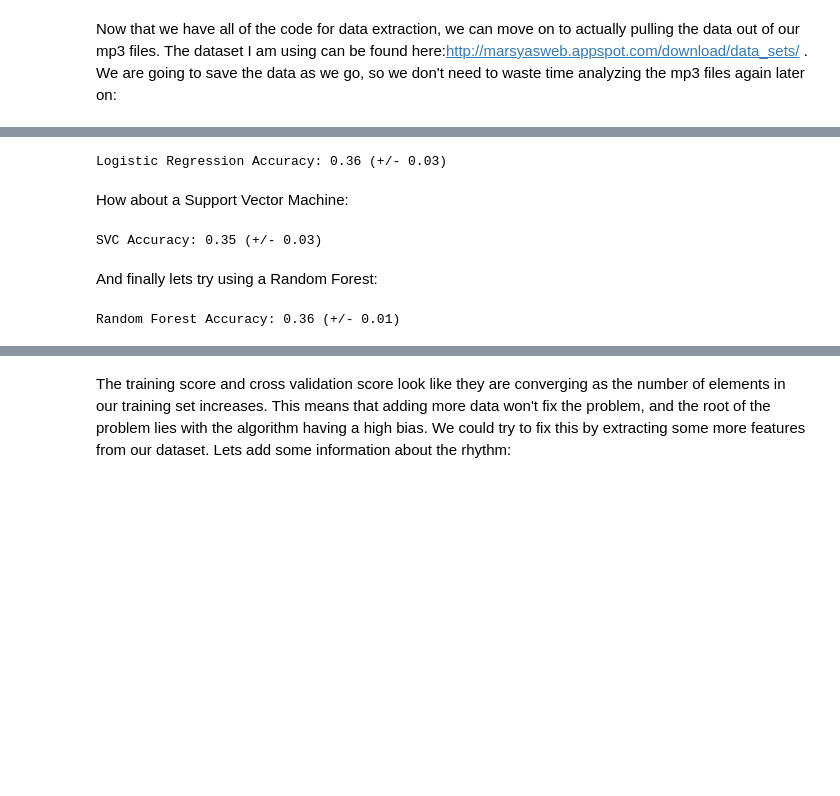
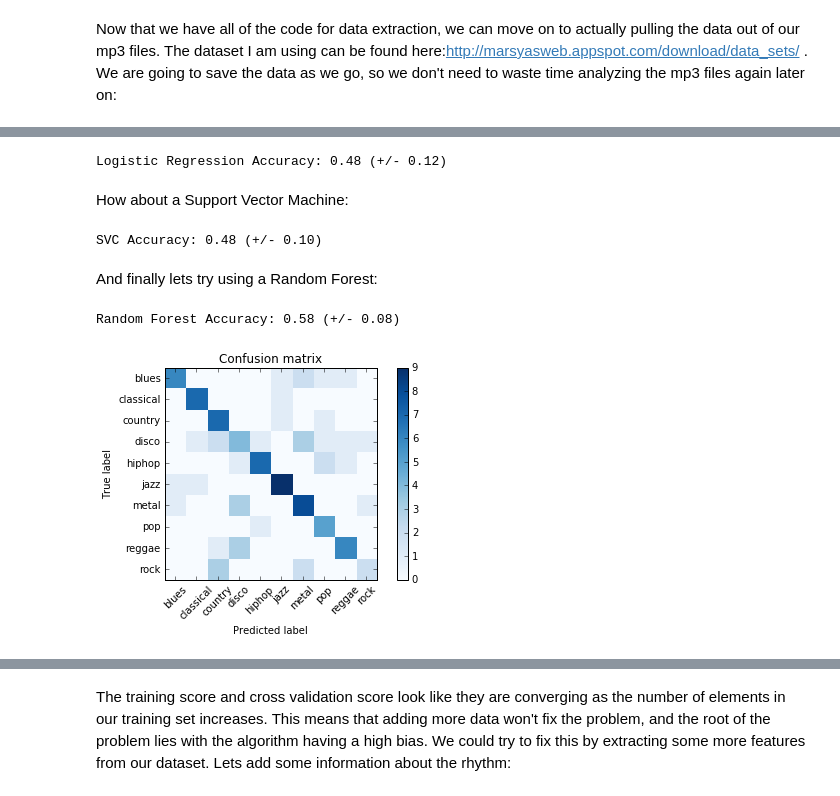
Before and after one commit to gurtajkhatra/Music-Genre-Prediction, a Jupyter notebook: Music Genre Predict.ipynb, the cells around one changed output, grey strips where cells are left out. Saved outputs shown, nothing was run; the diff lists cells and outputs as text; code cells hidden in the pictures; blank space fills up the shorter version.

```diff
--- a/Music Genre Predict.ipynb
+++ b/Music Genre Predict.ipynb
@@ -142,14 +144,15 @@ def getTimbreData(fileData):
 # %% [markdown]
 Now that we have all of the code for data extraction, we can move on to actually pulling the data out of our mp3 files. The dataset I am using can be found here:http://marsyasweb.appspot.com/download/data_sets/ . We are going to save the data as we go, so we don't need to waste time analyzing the mp3 files again later on:
 # %%
-mp3DataFilePath = "/Downloads/mp3SampleAudio"
+mp3DataFilePath = "/Users/Gurtaj/Downloads/mp3SampleAudio"
 #mp3DataFilePath = "/mp3SampleAudio"
-
+dataSavePath = "/Users/Gurtaj/Dropbox/mp3numpyData"
 genres = os.listdir(mp3DataFilePath)
 print "Examining MP3 files and extracting data"
 for genre in genres:
     print "Looking at the data for the genre: " + genre
     for fname in glob.glob(mp3DataFilePath + "/" + genre + "/*.mp3"):
+        print fname
         ad = getTimbreData(pymir.AudioFile.open(fname,sampleRate=22050))
-        np.save(mp3DataFilePath + "/" + genre + "/" + os.path.basename(fname)[0:-4] + ".npy", ad)
+        np.save(dataSavePath + "/" + genre + "/" + os.path.basename(fname)[0:-4] + ".npy", ad)
 # %% [markdown]
@@ -185,11 +225,8 @@ Lets try out a simple Logistic Regression, and see how accurate it is:
 # %%
-import sklearn.linear_model as lm
-
-logReg = lm.LogisticRegression();
-scores = cv.cross_val_score(logReg, X, Y,scoring='accuracy')
+scores = testAlgo( lm.LogisticRegression(), X, y )
 print "Logistic Regression Accuracy: %0.2f (+/- %0.2f)" % (scores.mean(), scores.std() * 2)
 # %% [output]
-Logistic Regression Accuracy: 0.36 (+/- 0.03)
+Logistic Regression Accuracy: 0.48 (+/- 0.12)
 # %% [markdown]
 
 How about a Support Vector Machine:
@@ -197,18 +234,55 @@ How about a Support Vector Machine:
 from sklearn import svm
 
 svm = svm.SVC()
-scores = cv.cross_val_score(svm, X, Y,scoring='accuracy')
+svm = testAlgo( svm, X, y )
+
 print "SVC Accuracy: %0.2f (+/- %0.2f)" % (scores.mean(), scores.std() * 2)
 # %% [output]
-SVC Accuracy: 0.35 (+/- 0.03)
+SVC Accuracy: 0.48 (+/- 0.10)
 # %% [markdown]
 
 And finally lets try using a Random Forest:
 # %%
-from sklearn.ensemble import RandomForestClassifier
+rfc = RandomForestClassifier(oob_score=True, )
 
-rfc = RandomForestClassifier()
-scores = cv.cross_val_score(rfc, X, Y,scoring='accuracy')
+scores = testAlgo( rfc, X, y )
 print "Random Forest Accuracy: %0.2f (+/- %0.2f)" % (scores.mean(), scores.std() * 2)
 # %% [output]
-Random Forest Accuracy: 0.36 (+/- 0.01)
+Random Forest Accuracy: 0.58 (+/- 0.08)
+# %%
+from sklearn.metrics import confusion_matrix
+
+def plot_confusion_matrix(cm, title='Confusion matrix', cmap=plt.cm.Blues):
+    plt.imshow(cm, interpolation='nearest', cmap=cmap)
+    plt.title(title)
+    plt.colorbar()
+    tick_marks = np.arange(len(genres))
+    plt.xticks(tick_marks, genres, rotation=45)
+    plt.yticks(tick_marks, genres)
+    plt.tight_layout()
+    plt.ylabel('True label')
+    plt.xlabel('Predicted label')
+
+X_train, X_test, y_train, y_test  = cv.train_test_split(X,y, test_size = 0.1)
+
+
+rfc = trainModel(rfc,X_train, y_train)
+"""X_Windows = []
+y_Windows = []
+for song in range(0, len(X_train)):
+    for window in X_train[song]:
+        X_Windows.append(window)
+        y_Windows.append(y_train[song])
+
+rfc.fit(X_Windows, y_Windows)"""
+
+y_pred = []
+correct = 0
+for song in range(0, len(X_test)):
+    genresGuesses = list(rfc.predict(X_test[song]))
+    genreGuess = max( set(genresGuesses), key=genresGuesses.count )
+    y_pred.append(genreGuess)
+cm = confusion_matrix(y_test, y_pred)
+plot_confusion_matrix(cm)
+# %% [output]
+[figure, added]
```
Also changed, not shown: parts of 13 cells of this notebook.
